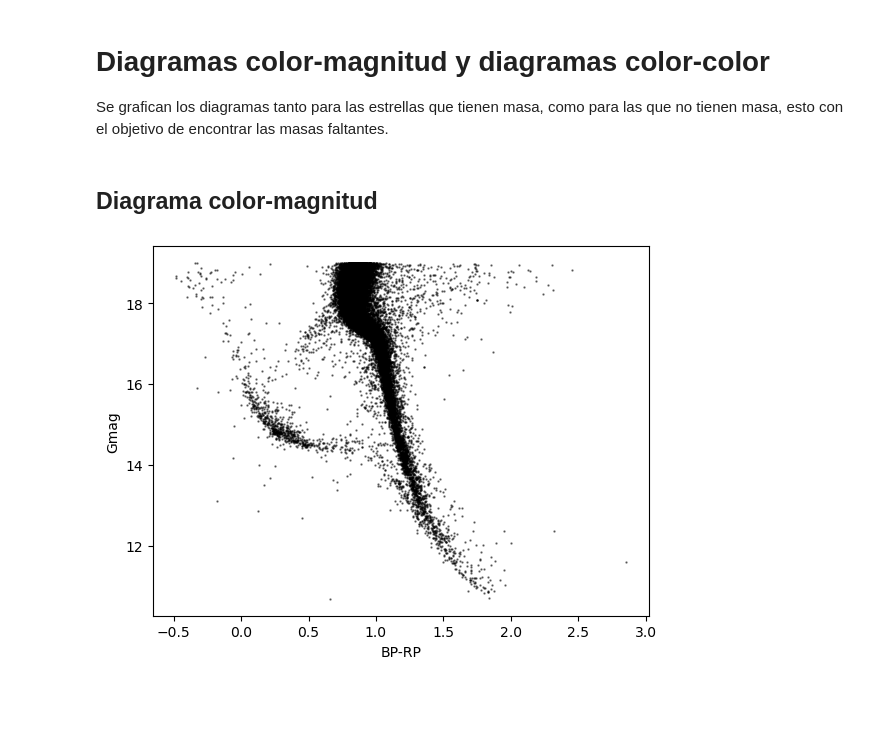
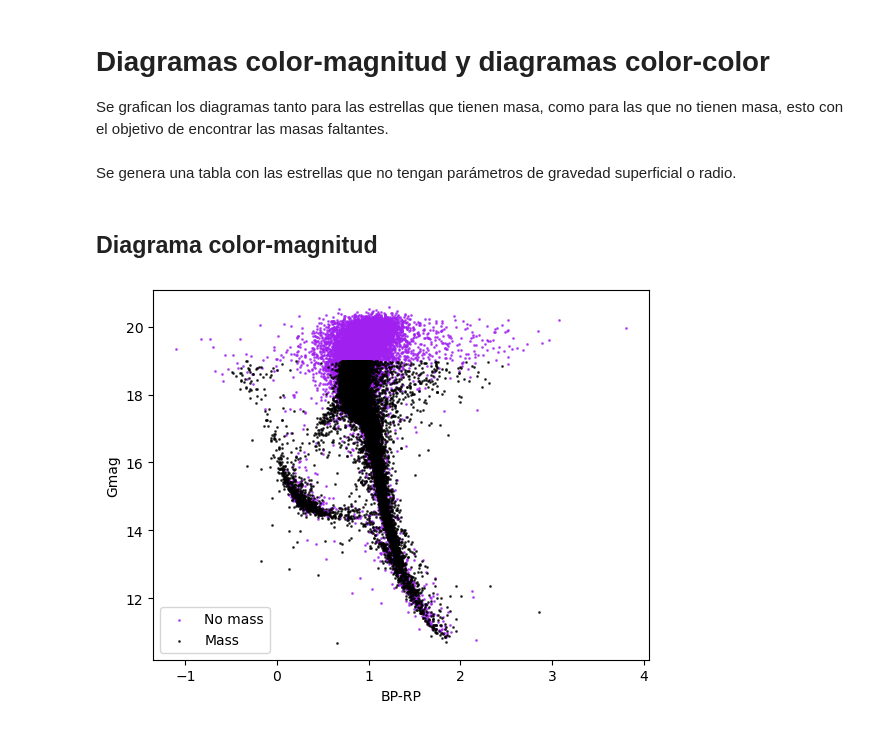
Before and after one commit to bejacore/trabajo-de-grado, a Jupyter notebook: notebooks/02-calculo_masas.ipynb, the cells around one changed output. Drawn from its saved outputs; the diff is of its cells as text; code cells hidden in the pictures; blank space fills up the shorter version.

Commit message:
Plot CMD and CC diagrams
These diagrams were generated for stars with computed mass and for stars
without computed mass.

```diff
--- a/notebooks/02-calculo_masas.ipynb
+++ b/notebooks/02-calculo_masas.ipynb
@@ -104,17 +104,30 @@ Name: M, Length: 35011, dtype: float64
 # Diagramas color-magnitud y diagramas color-color
 
 Se grafican los diagramas tanto para las estrellas que tienen masa, como para las que no tienen masa, esto con el objetivo de encontrar las masas faltantes.
+# %% [markdown]
+Se genera una tabla con las estrellas que no tengan parámetros de gravedad superficial o radio.
 # %%
-cluster_members_no_mass = cluster_members[(cluster_members['logg_gspphot'].isna()) & cluster_members['radius_gspphot'].isna()]
+cluster_members_no_mass = cluster_members[(cluster_members['logg_gspphot'].isna()) | cluster_members['radius_gspphot'].isna()]
 # %% [markdown]
 ## Diagrama color-magnitud
 # %%
-cluster_members_mass.plot.scatter(
+ax_no_mass = cluster_members_no_mass.plot.scatter(
     x='BP-RP',
     y='Gmag',
-    s=0.5,
+    s=1,
+    c='#A020F0',
+    alpha=0.7,
+    label='No mass'
+)
+
+ax_mass = cluster_members_mass.plot.scatter(
+    x='BP-RP',
+    y='Gmag',
+    s=1,
     c='000',
-    alpha=0.5)
-plt.show()
+    alpha=0.7,
+    label='Mass',
+    ax=ax_no_mass
+)
 # %% [output]
-[figure, old version]
+[figure, new version]
```
Also changed, not shown: parts of 3 cells of this notebook.
